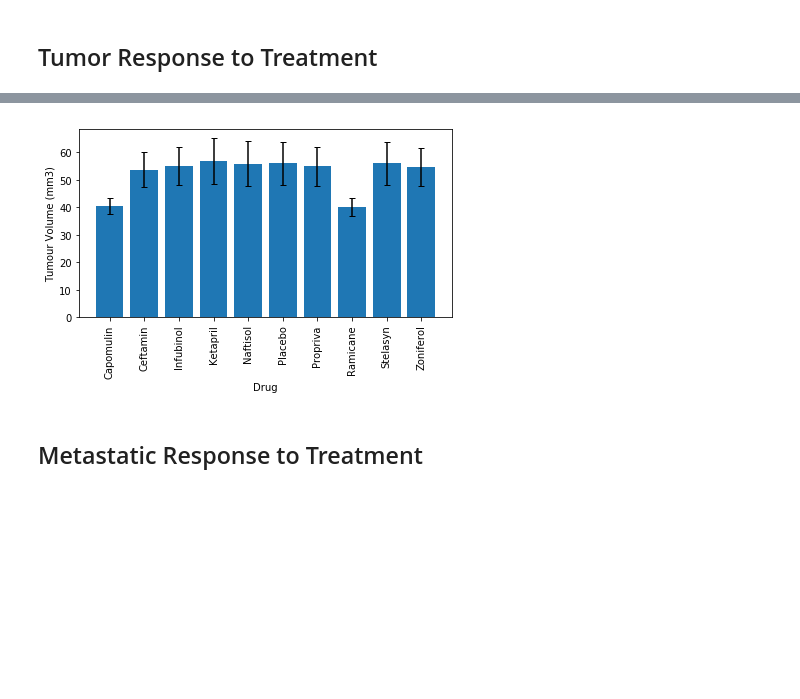
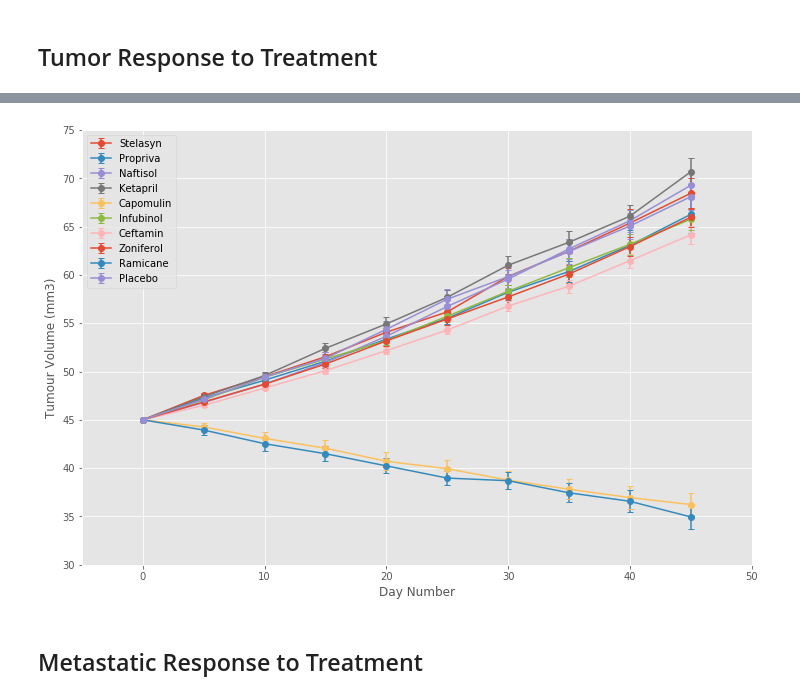
Before and after one commit to rochiecuevas/Pymaceuticals, a Jupyter notebook: pymaceuticals_starter.ipynb, the cells around one changed output, grey strips where cells are left out. Cells and saved outputs as stored; diff of their text form; code cells hidden in the pictures; blank space fills up the shorter version.

Commit message:
tumour vs time finished

```diff
--- a/pymaceuticals_starter.ipynb
+++ b/pymaceuticals_starter.ipynb
@@ -33,8 +57,17 @@ mt_df.head()
 ## Tumor Response to Treatment
 # %%
 # Group the data by drug and timepoint
-mt_grped = mt_df.groupby(["Drug", "Timepoint"])
+mt_df2 = mt_df.drop("Metastatic Sites", axis = 1)
+mt_grped = mt_df2.groupby(["Drug","Timepoint"])
+
 
 # Get the mean and SEM of tumour volume
 tumour_means = pd.DataFrame(mt_grped["Tumor Volume (mm3)"].mean()) # mean for each Drug-Timepoint combination
 tumour_sem = pd.DataFrame(mt_grped["Tumor Volume (mm3)"].sem()) # SEM for each Drug-Timepoint combination
+
+# reshape the data
+tumour_means = tumour_means.unstack(0)
+tumour_sem = tumour_sem.unstack(0)
+
+tumour_means = tumour_means["Tumor Volume (mm3)"]
+tumour_sem = tumour_sem["Tumor Volume (mm3)"]
@@ -73,10 +73,0 @@ summary_tumor
-# %%
-# Overall, were there differences in effect of the drugs to tumour size?
-fig, ax = plt.subplots()
-plt.bar(drugs,summary_tumor["Mean"], yerr = summary_tumor["Std Dev"], capsize = 3)
-plt.xlabel("Drug")
-plt.ylabel("Tumour Volume (mm3)")
-plt.xticks(rotation = "vertical")
-plt.tight_layout()
-# %% [output]
-[figure, removed]
@@ -97,3 +74,33 @@ plt.show()
+# %%
+# Choose ggplot as style for plots
+plt.style.use('ggplot')
+
+# Size of plots
+fig_size = plt.rcParams["figure.figsize"] # get current size
+fig_size[0] = 12
+fig_size[1] = 8
+plt.rcParams["figure.figsize"] = fig_size # customise plot size
+# %%
+# Plot means and SE
+
+x_axis = np.arange(0,time.max() + 5, 5) # time
+no_series = np.arange(0,no_drugs)
+
+for i in no_series:
+    std_error = tumour_sem[drugs[i]]
+    plt.errorbar(x_axis,
+                 tumour_means[drugs[i]],
+                 yerr = std_error,
+                 marker = "o", capsize = 3)
+
+    plt.xlabel("Day Number")
+    plt.ylabel("Tumour Volume (mm3)")
+    plt.xlim(-5, max(time) + 5)
+    plt.ylim(30, 75)
+    plt.legend()
+    plt.savefig("Images/tumour_v_time.png")
+# %% [output]
+[figure, added]
 # %% [markdown]
 ## Metastatic Response to Treatment
 # %%
```
Also changed, not shown: parts of 8 cells of this notebook.
